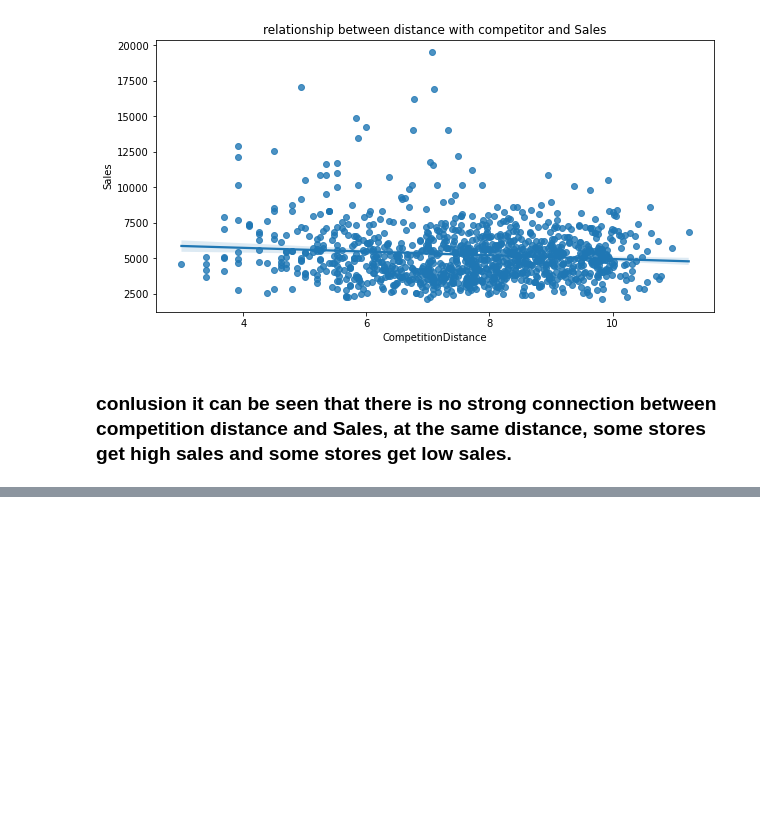
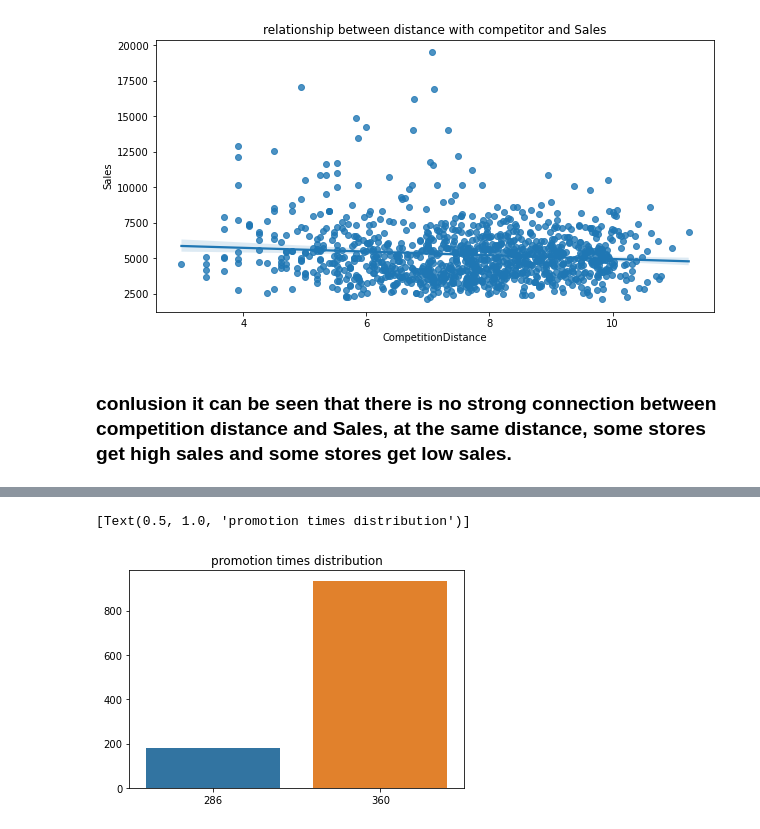
Before and after one commit to DuanLee2520/Rossmann-Store-Sales, a Jupyter notebook: RSS.ipynb, the cells around one changed output, grey strips where cells are left out. Drawn from its saved outputs; the diff is of its cells as text; code cells hidden in the pictures; blank space fills up the shorter version.

```diff
--- a/RSS.ipynb
+++ b/RSS.ipynb
@@ -422,0 +434,9 @@ df7.head()
+# %%
+df9=df8.value_counts()
+fig=plt.figure()
+ax=fig.add_subplot(1,1,1)
+sns.barplot(df9.index,df9.values,ax=ax)
+ax.set(**{'title':'promotion times distribution'})
+# %% [output]
+[Text(0.5, 1.0, 'promotion times distribution')]
+[figure, added]
```
Also changed, not shown: parts of 26 cells of this notebook.
